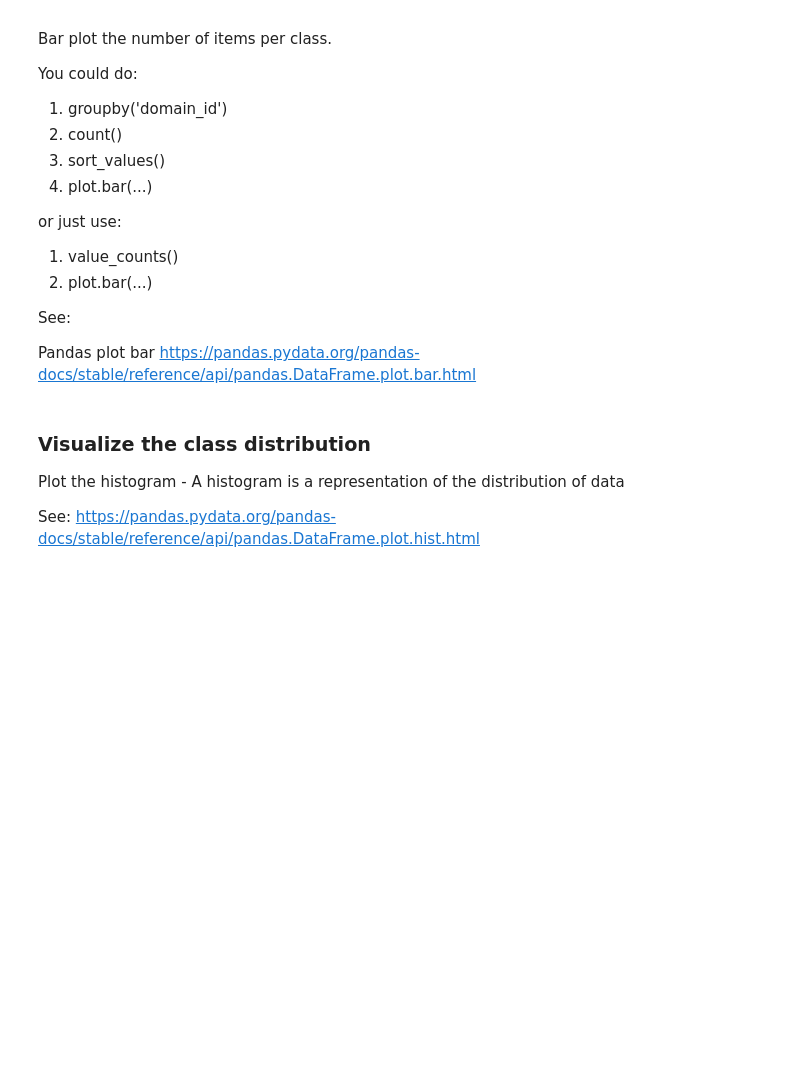
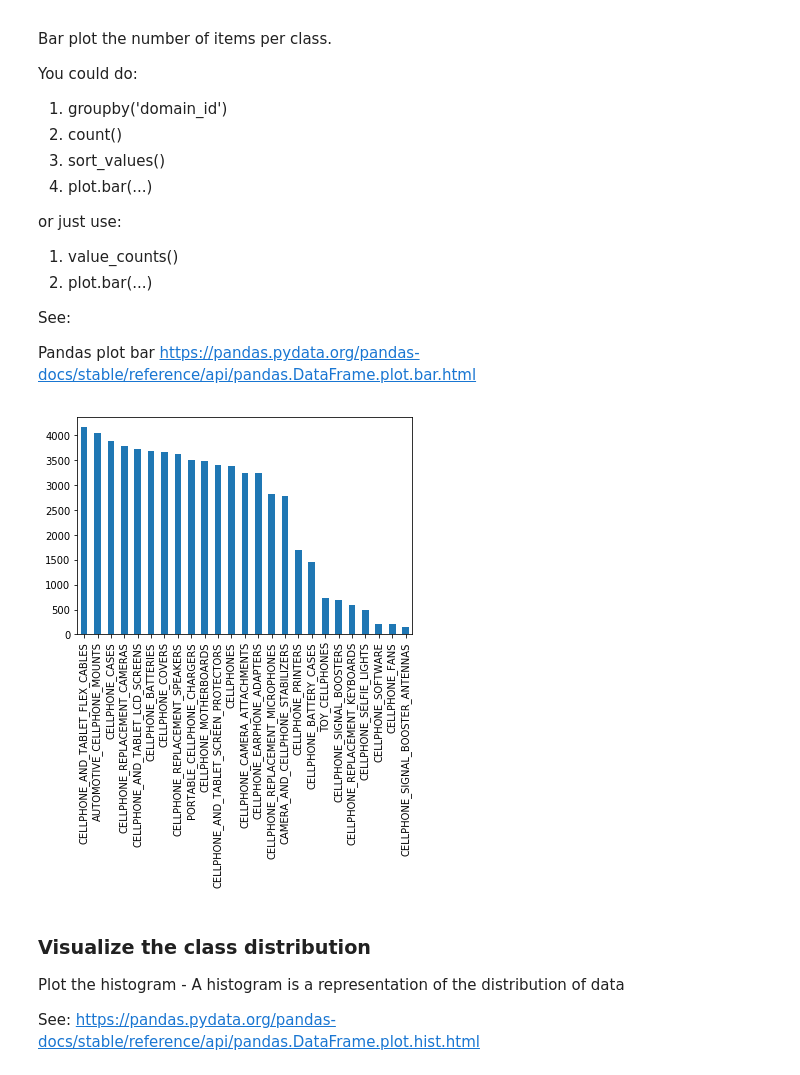
Before and after one commit to pablozamudio/workshop-categorizacion-productos, a Jupyter notebook: train_nn_products_categorization.ipynb, the cells around one changed output. Drawn from its saved outputs; the diff is of its cells as text; code cells hidden in the pictures; blank space fills up the shorter version.

```diff
--- a/train_nn_products_categorization.ipynb
+++ b/train_nn_products_categorization.ipynb
@@ -77,10 +101,7 @@ See: https://pandas.pydata.org/pandas-docs/stable/reference/api/pandas.read_csv.
 # %%
 # 1 LoC aprox.
 def read_csv(path='cellphones.csv'):
-  #######################################
-  ########### Your code here ############
-  #######################################
-  dataset =
+  dataset = pd.read_csv(path, sep='\t')
   return dataset
 
 df = read_csv()
@@ -129,12 +162,11 @@ Pandas plot bar https://pandas.pydata.org/pandas-docs/stable/reference/api/panda
 # %%
 # From 1 to 4 LoC aprox.
 def plot_items_per_class(df):
-  #######################################
-  ########### Your code here ############
-  #######################################
-
+  df.domain_id.value_counts().plot.bar(x='domain_id', y='val', rot=90)
 
 plot_items_per_class(df)
+# %% [output]
+[figure, added]
 # %% [markdown]
 ### Visualize the class distribution
 
```
Also changed, not shown: parts of 7 cells of this notebook.
